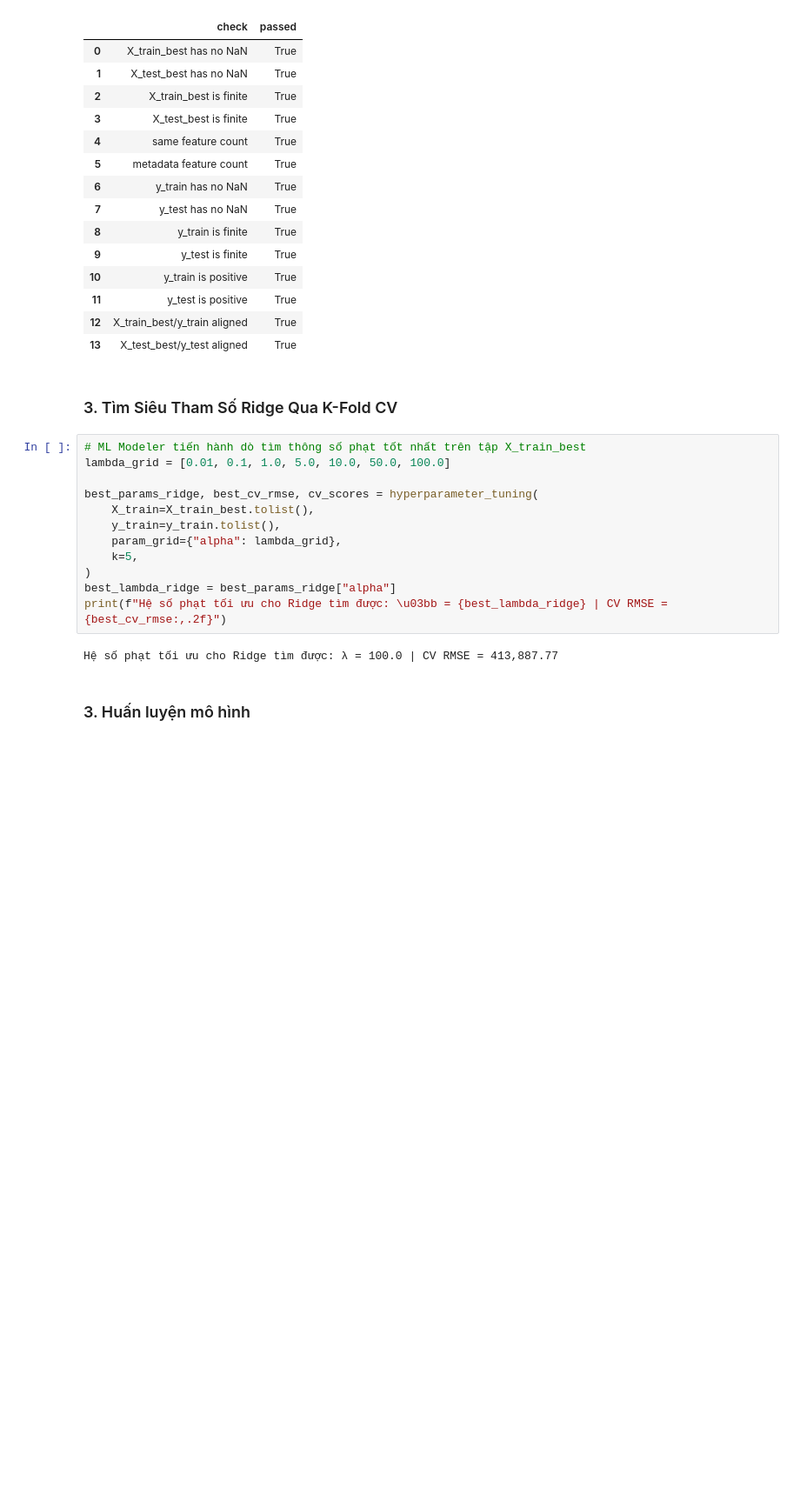
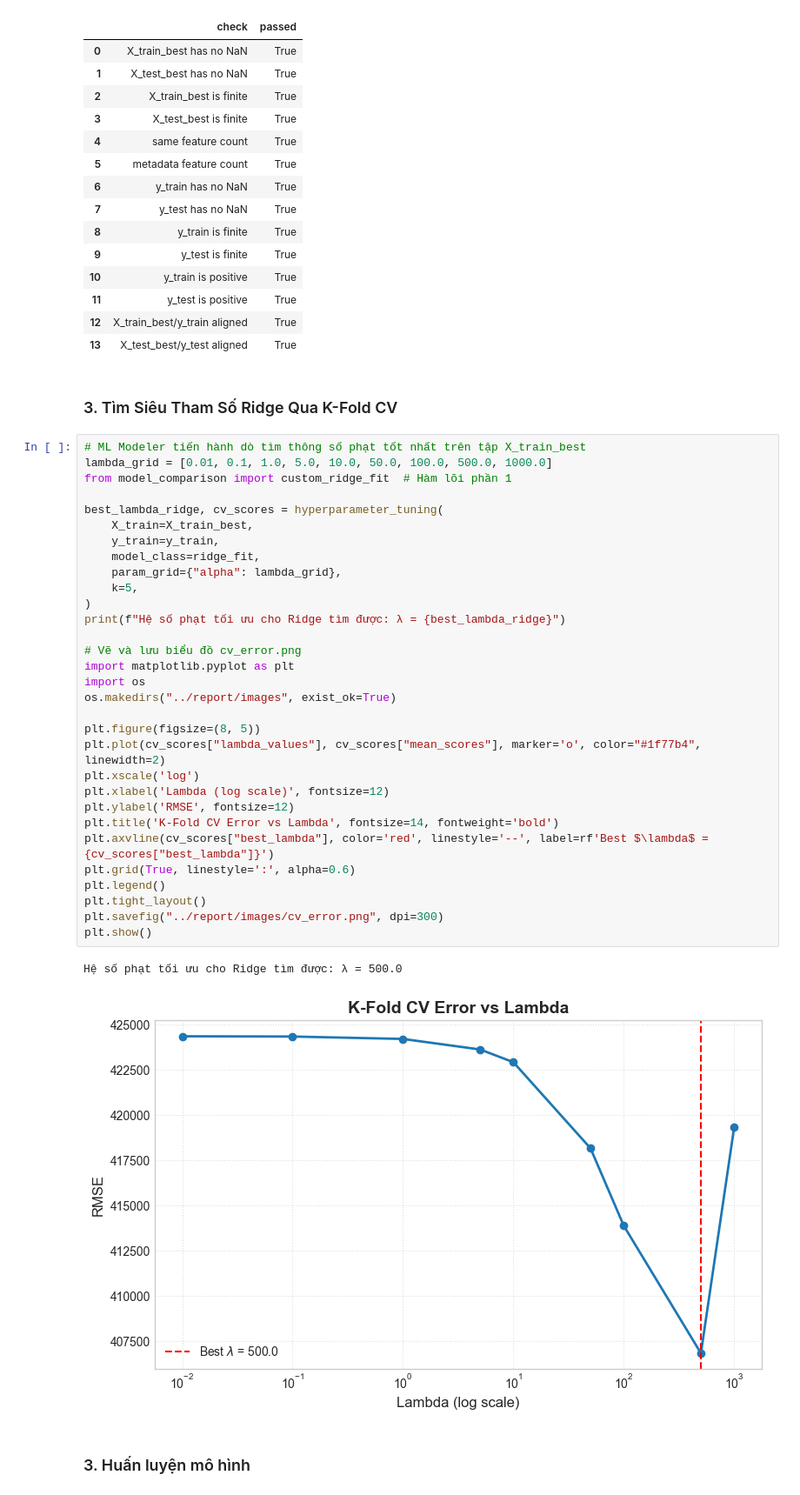
Before and after one commit to QuangNguyenNgoc/datafitting-and-ols-methods, a Jupyter notebook: part2/part2_notebook.ipynb, the cells around one changed output. Shown at 87% size. Cells and saved outputs as stored; diff of their text form; blank space fills up the shorter version.

```diff
--- a/part2/part2_notebook.ipynb
+++ b/part2/part2_notebook.ipynb
@@ -642,17 +639,37 @@ handoff_checks
 ### 3. Tìm Siêu Tham Số Ridge Qua K-Fold CV
 # %%
 # ML Modeler tiến hành dò tìm thông số phạt tốt nhất trên tập X_train_best
-lambda_grid = [0.01, 0.1, 1.0, 5.0, 10.0, 50.0, 100.0]
+lambda_grid = [0.01, 0.1, 1.0, 5.0, 10.0, 50.0, 100.0, 500.0, 1000.0]
+from model_comparison import custom_ridge_fit  # Hàm lõi phần 1
 
-best_params_ridge, best_cv_rmse, cv_scores = hyperparameter_tuning(
-    X_train=X_train_best.tolist(),
-    y_train=y_train.tolist(),
+best_lambda_ridge, cv_scores = hyperparameter_tuning(
+    X_train=X_train_best,
+    y_train=y_train,
+    model_class=ridge_fit,
     param_grid={"alpha": lambda_grid},
     k=5,
 )
-best_lambda_ridge = best_params_ridge["alpha"]
-print(f"Hệ số phạt tối ưu cho Ridge tìm được: \u03bb = {best_lambda_ridge} | CV RMSE = {best_cv_rmse:,.2f}")
+print(f"Hệ số phạt tối ưu cho Ridge tìm được: λ = {best_lambda_ridge}")
+
+# Vẽ và lưu biểu đồ cv_error.png
+import matplotlib.pyplot as plt
+import os
+os.makedirs("../report/images", exist_ok=True)
+
+plt.figure(figsize=(8, 5))
+plt.plot(cv_scores["lambda_values"], cv_scores["mean_scores"], marker='o', color="#1f77b4", linewidth=2)
+plt.xscale('log')
+plt.xlabel('Lambda (log scale)', fontsize=12)
+plt.ylabel('RMSE', fontsize=12)
+plt.title('K-Fold CV Error vs Lambda', fontsize=14, fontweight='bold')
+plt.axvline(cv_scores["best_lambda"], color='red', linestyle='--', label=rf'Best $\lambda$ = {cv_scores["best_lambda"]}')
+plt.grid(True, linestyle=':', alpha=0.6)
+plt.legend()
+plt.tight_layout()
+plt.savefig("../report/images/cv_error.png", dpi=300)
+plt.show()
 # %% [output]
-Hệ số phạt tối ưu cho Ridge tìm được: λ = 100.0 | CV RMSE = 413,887.77
+Hệ số phạt tối ưu cho Ridge tìm được: λ = 500.0
+[figure, added]
 # %% [markdown]
 ### 3. Huấn luyện mô hình
```
Also changed, not shown: parts of 9 cells of this notebook, 33 other files.
